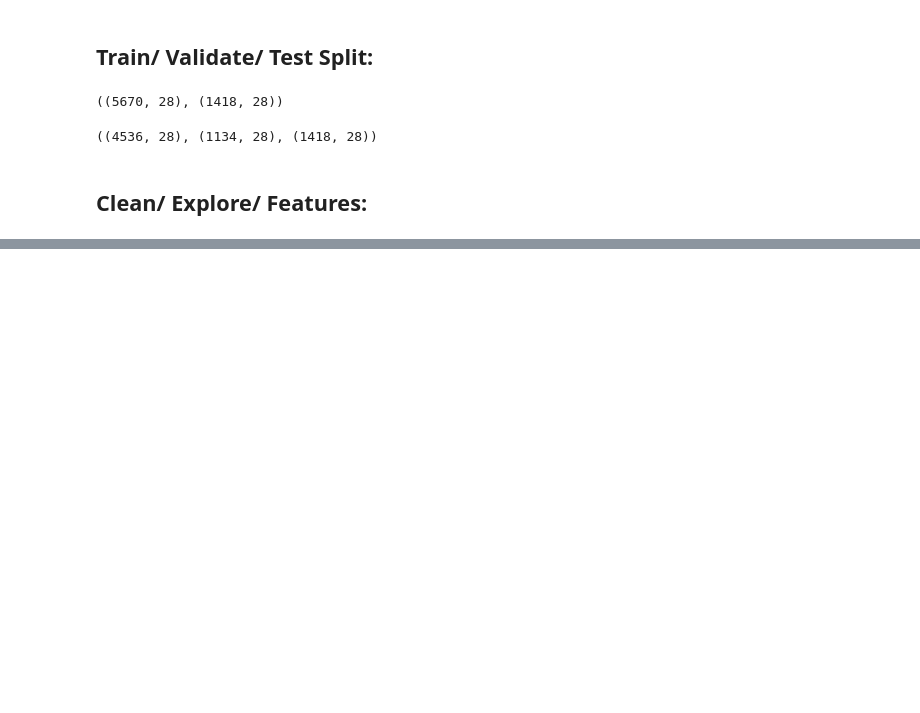
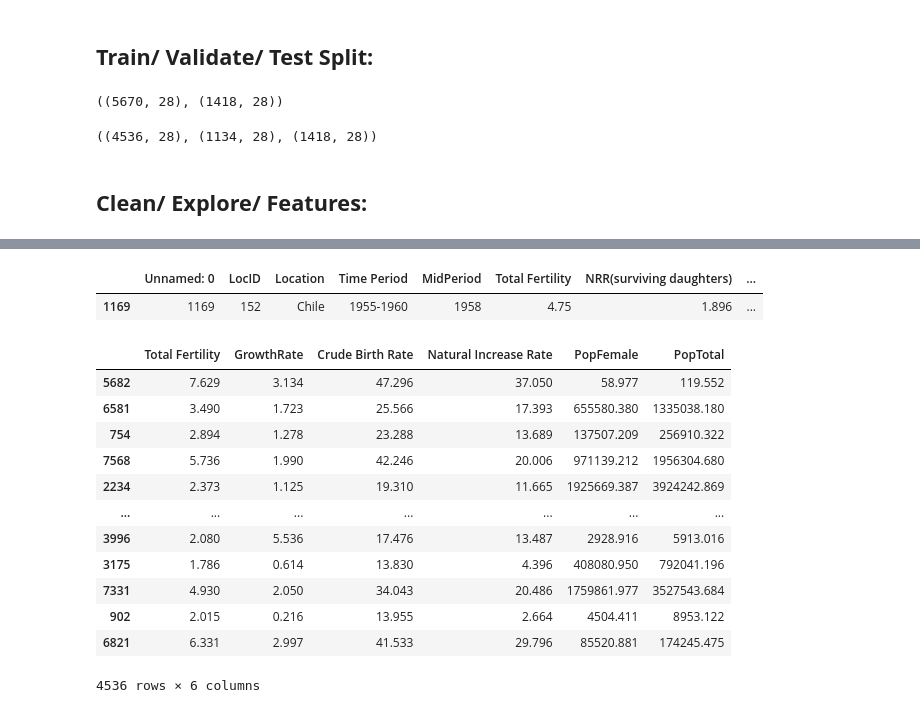
Before and after one commit to Gr8eye/DS-Unit-2-Applied-Modeling, a Jupyter notebook: module1-define-ml-problems/LS_DS_231_assignment.ipynb, the cells around one changed output, grey strips where cells are left out. Saved outputs shown, nothing was run; the diff lists cells and outputs as text; code cells hidden in the pictures; blank space fills up the shorter version.

```diff
--- a/module1-define-ml-problems/LS_DS_231_assignment.ipynb
+++ b/module1-define-ml-problems/LS_DS_231_assignment.ipynb
@@ -224,3 +236,40 @@ profile = ProfileReport(Train, minimal=True).to_notebook_iframe()
 profile
 # %% [output]
 [interactive output not drawn]
+# %%
+# Peeking at data again
+train.sample()
+# %% [output]
+|  | Unnamed: 0 | LocID | Location | Time Period | MidPeriod | Total Fertility | NRR(surviving daughters) | ... |
+| 1169 | 1169 | 152 | Chile | 1955-1960 | 1958 | 4.75 | 1.896 | ... |
+# %%
+# The target is births
+# From looking into the profile report warnings I knew a direction for which features wouldn't be useful
+# I wanted to pick the features by hand, and pretty much worked from instinct for a test
+target = 'Births'
+features = ['Total Fertility','GrowthRate','Crude Birth Rate','Natural Increase Rate','PopFemale','PopTotal']
+# %%
+# Arranging X and Y
+x_train = Train[features]
+x_val   = Val[features]
+x_test  = test[features]
+
+y_train = Train[target]
+y_val   = Val[target]
+y_test  = test[target]
+# %%
+x_train
+# %% [output]
+|  | Total Fertility | GrowthRate | Crude Birth Rate | Natural Increase Rate | PopFemale | PopTotal |
+| 5682 | 7.629 | 3.134 | 47.296 | 37.050 | 58.977 | 119.552 |
+| 6581 | 3.490 | 1.723 | 25.566 | 17.393 | 655580.380 | 1335038.180 |
+| 754 | 2.894 | 1.278 | 23.288 | 13.689 | 137507.209 | 256910.322 |
+| 7568 | 5.736 | 1.990 | 42.246 | 20.006 | 971139.212 | 1956304.680 |
+| 2234 | 2.373 | 1.125 | 19.310 | 11.665 | 1925669.387 | 3924242.869 |
+| ... | ... | ... | ... | ... | ... | ... |
+| 3996 | 2.080 | 5.536 | 17.476 | 13.487 | 2928.916 | 5913.016 |
+| 3175 | 1.786 | 0.614 | 13.830 | 4.396 | 408080.950 | 792041.196 |
+| 7331 | 4.930 | 2.050 | 34.043 | 20.486 | 1759861.977 | 3527543.684 |
+| 902 | 2.015 | 0.216 | 13.955 | 2.664 | 4504.411 | 8953.122 |
+| 6821 | 6.331 | 2.997 | 41.533 | 29.796 | 85520.881 | 174245.475 |
+4536 rows × 6 columns
```
Also changed, not shown: parts of 3 cells of this notebook.
